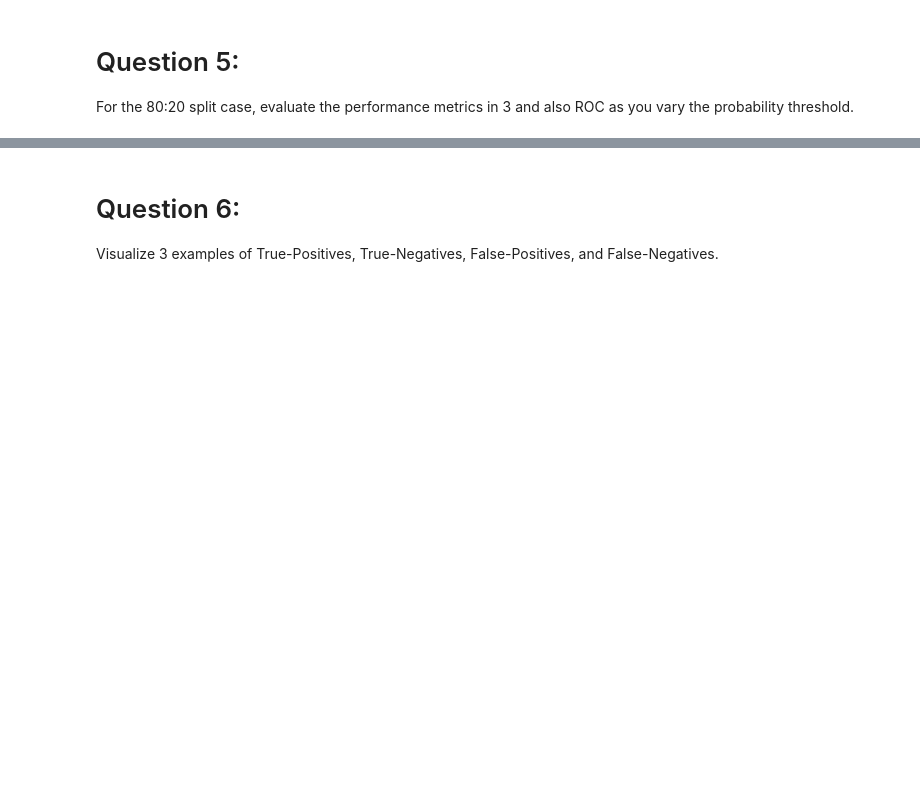
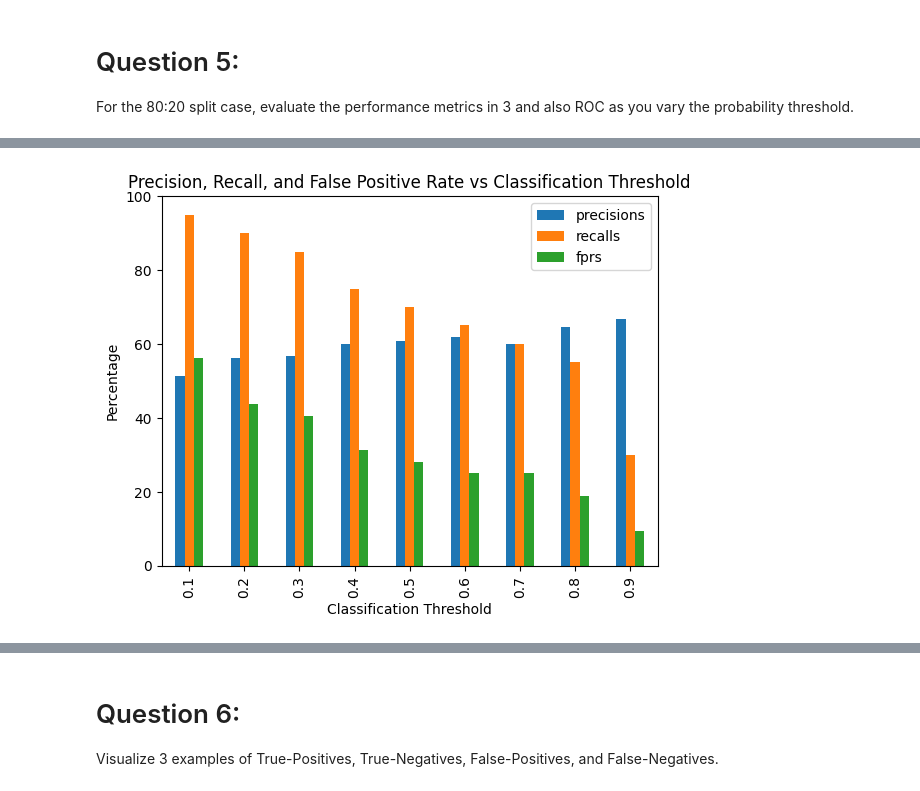
Before and after one commit to svanomm/ai-algorithms-ii, a Jupyter notebook: homework-week-04/Coding Homework Week 4.ipynb, the cells around one changed output, grey strips where cells are left out. Saved outputs shown, nothing was run; the diff lists cells and outputs as text; code cells hidden in the pictures; blank space fills up the shorter version.

```diff
--- a/homework-week-04/Coding Homework Week 4.ipynb
+++ b/homework-week-04/Coding Homework Week 4.ipynb
@@ -563,7 +551,20 @@ For the 80:20 split case, evaluate the performance metrics in 3 and also ROC as
 # %%
+ratio = 80
+x_train, y_train, x_test, y_test = train_ratio(full_set_x, full_set_y, train_ratio=ratio)
+print(f'Train ratio: {ratio}\n')
 
-ratio = 0.8
-x_train, y_train, x_test, y_test = train_ratio(full_set_x, full_set_y, train_ratio=ratio)
-print(f'Train ratio: {ratio}')
-d = model(x_train, y_train, x_test, y_test, num_iterations = 10000, learning_rate = 0.005, print_cost = False)
-make_confusion_matrix(y_test, d['Y_prediction_test'])
+results = {
+    'thresholds': [],
+    'precisions': [],
+    'recalls': [],
+    'fprs': []
+}
+
+for threshold in range(1, 10):
+    print(f'\nClassification Threshold: {threshold/10}\n')
+    d = model(x_train, y_train, x_test, y_test, num_iterations = 1000, learning_rate = 0.01, print_cost = False, threshold=threshold/10)
+    precision, recall, fpr = make_confusion_matrix(y_test, d['Y_prediction_test'])
+    results['thresholds'].append(threshold/10)
+    results['precisions'].append(precision)
+    results['recalls'].append(recall)
+    results['fprs'].append(fpr)
@@ -569,0 +589,12 @@ make_confusion_matrix(y_test, d['Y_prediction_test'])
+# %%
+# Barchart of precision, recall, and false positive rate for different classification thresholds
+df_results = pd.DataFrame(results)
+df_results.set_index('thresholds').plot.bar(
+    title='Precision, Recall, and False Positive Rate vs Classification Threshold',
+    ylabel='Percentage',
+    xlabel='Classification Threshold',
+    ylim=(0, 100)
+)
+plt.show()
+# %% [output]
+[figure, added]
```
Also changed, not shown: parts of 26 cells of this notebook.
